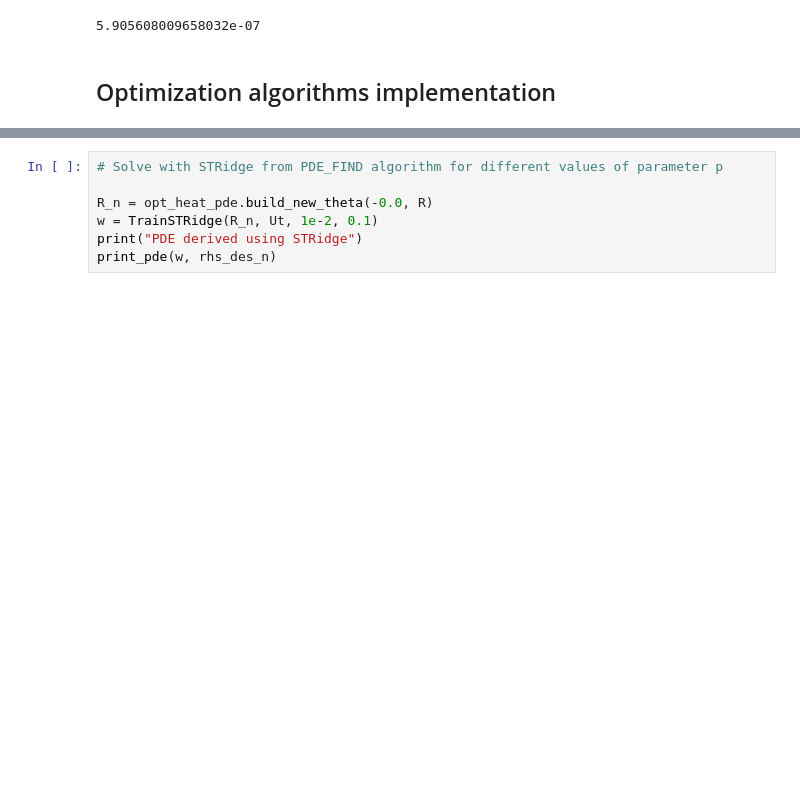
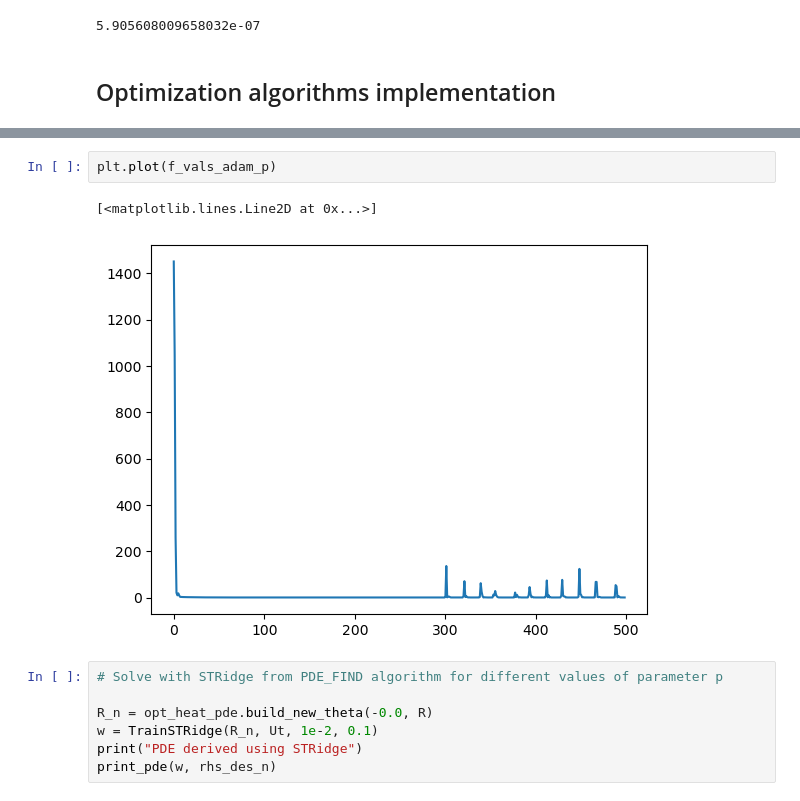
Before and after one commit to tabishhub/adam_d3s, a Jupyter notebook: SINDy_PDEs/Nonlinear_heat_1d.ipynb, the cells around one changed output, grey strips where cells are left out. Drawn from its saved outputs; the diff is of its cells as text; blank space fills up the shorter version.

```diff
--- a/SINDy_PDEs/Nonlinear_heat_1d.ipynb
+++ b/SINDy_PDEs/Nonlinear_heat_1d.ipynb
@@ -158,3 +193,8 @@ plt.plot(list_chi, cost_pde)
+# %%
+plt.plot(f_vals_adam_p)
+# %% [output]
+[<matplotlib.lines.Line2D at 0x...>]
+[figure, added]
 # %%
 # Solve with STRidge from PDE_FIND algorithm for different values of parameter p
 
```
Also changed, not shown: parts of 15 cells of this notebook, 1 other file.
